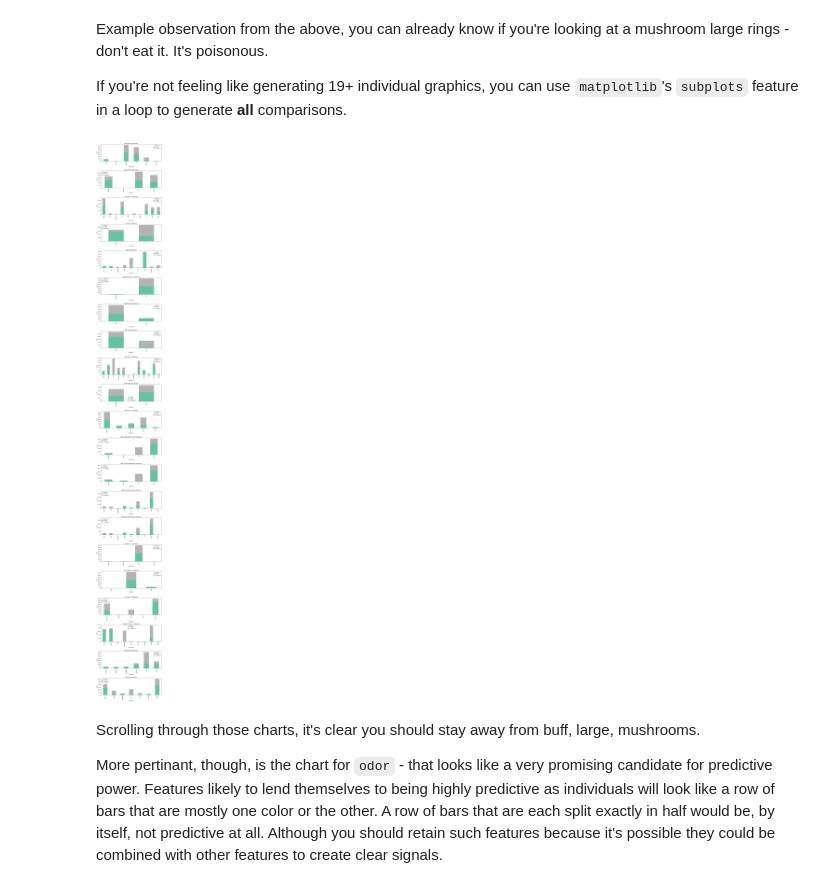
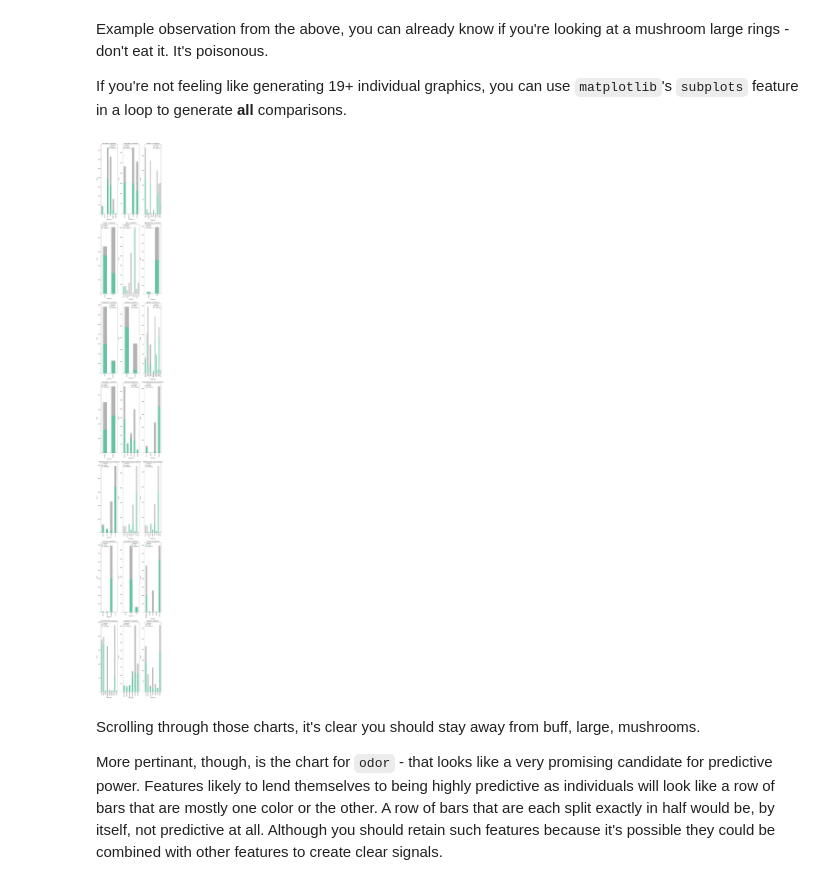
Before and after one commit to aarongilly/44-670-midterm, a Jupyter notebook: midterm_gillespie.ipynb, the cells around one changed output. Drawn from its saved outputs; the diff is of its cells as text; code cells hidden in the pictures.

Commit message:
more compact subplots

```diff
--- a/midterm_gillespie.ipynb
+++ b/midterm_gillespie.ipynb
@@ -295,28 +295,30 @@ If you're not feeling like generating 19+ individual graphics, you can use `matp
 # %%
 # Step 1: Create a list of features to plot (excluding target)
 features = [col for col in df.columns if col != 'poisonous']
 
 # Step 2: Set up the plot
-fig, axes = plt.subplots(nrows=len(features), figsize=(10, len(features)*4))
+# fig, axes = plt.subplots(nrows=len(features), figsize=(10, len(features)*4)) # less compact
+fig, axes = plt.subplots(nrows=7, ncols=3, figsize=(10, len(features)*4)) # more compact
+axes = axes.flatten()  # Flatten the 2D array of axes into a 1D array
 
 # Step 3: Plot stacked bar charts for each feature
 for i, feature in enumerate(features):
     # Group by the target and get counts of each category within each feature
     cross_tab = pd.crosstab(df[feature], df['poisonous'])
 
     # Plot as stacked bar chart
     cross_tab.plot(kind='bar', stacked=True, ax=axes[i], colormap='Set2')
 
     # Customize plot
     axes[i].set_title(f'{feature} vs. poisonous')
     axes[i].set_xlabel('Categories')
     axes[i].set_ylabel('Count')
 
 # Step 4: Display the plot
 plt.tight_layout()
 plt.show()
 # %% [output]
-[figure, old version]
+[figure, new version]
 # %% [markdown]
 Scrolling through those charts, it's clear you should stay away from buff, large, mushrooms.
 
```
